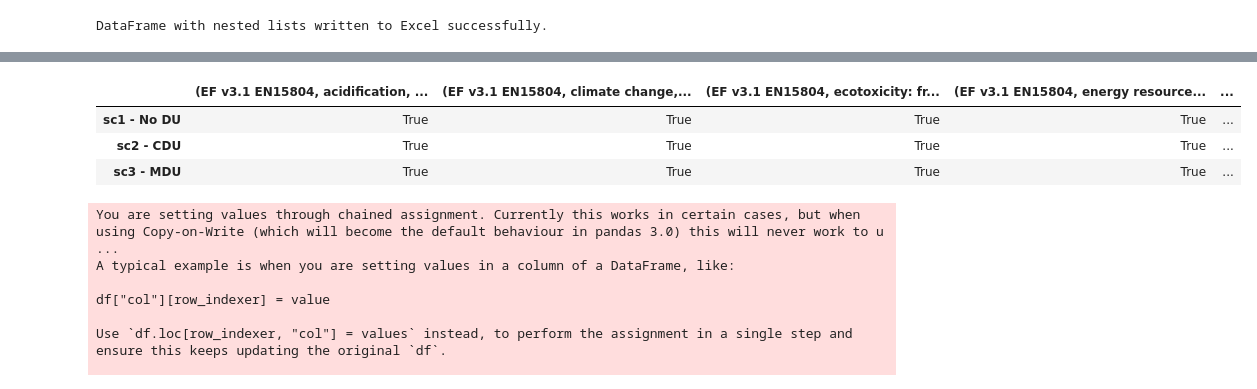
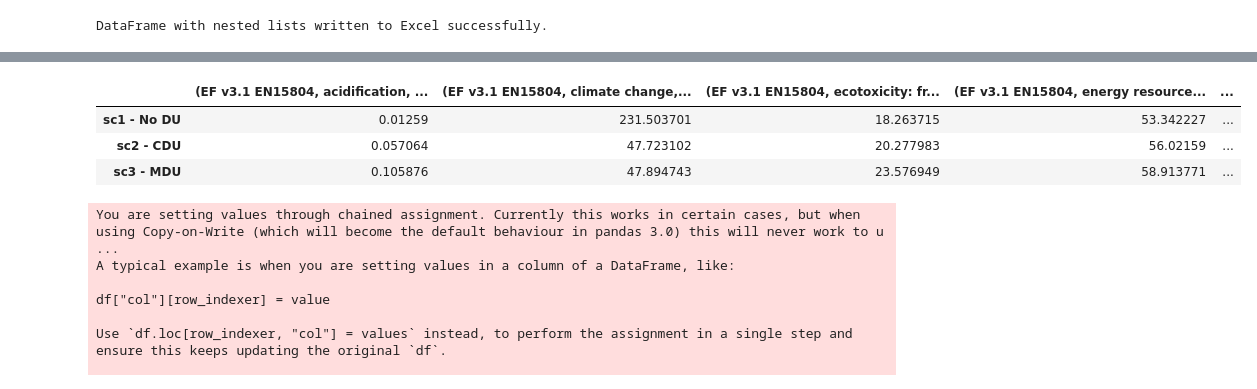
Before and after one commit to RuneWF/Single-use-vs-multi-use-in-health-care, a Jupyter notebook: Brighway/Rune BE.ipynb, the cells around one changed output, grey strips where cells are left out. Drawn from its saved outputs; the diff is of its cells as text; code cells hidden in the pictures.

```diff
--- a/Brighway/Rune BE.ipynb
+++ b/Brighway/Rune BE.ipynb
@@ -270,25 +300,13 @@ sub_proccess = {}
 amount = {}
 for key, details in sub_product_details.items():
     print(f"Process: {key}")
-    # lst_proc = []
+
     sub_proccess[key] = []
-    # amount[key] = []
-    # lst_amount = []
+
     for detail in details:
-        if isinstance(detail, dict):  # Check if detail is a dictionary
-            for sub_key, sub_item in detail.items():
-                print(f"   Sub-process: {detail[0]}, Amount: {detail[2]}, Code: {detail[1]}")
-                # lst_proc.append([detail[1],detail[3]])
-                # lst_amount.append[detail[3]]
-        elif isinstance(detail, list):  # Handle case where detail is a list
-            print(f"  Database: {detail[0]}, Name: {detail[1]} Amount: {detail[3]}, Code: {detail[2]}")
-            sub_proccess[key].append([detail[0], detail[1], detail[3]])
-            amount[detail[1]] = []
-            amount[detail[1]].append(detail[3])
-            # lst_amount.append()
-    # sub_proccess[key] = lst_proc
-    # amount.append(lst_amount)
 
-# sub_proccess
+        sub_proccess[key].append([detail[0], detail[1], detail[3]])
+        amount[detail[1]] = []
+        amount[detail[1]].append(detail[3])
 # %% [output]
 Process: sc1 - No DU
@@ -435,7 +394,7 @@ with open("index_rune", "w") as fp:
 # %%
 n = len(idx) #len(proc_counter)  # number of rows (flows)
 m = len(impact_category)  # number of columns (impact categories)
-functional_unit_sub
 
 
-df = pd.DataFrame(0, index=idx, columns=im_cat, dtype=object)  # dtype=object to handle lists
+
+df = pd.DataFrame(0, index=idx, columns=impact_category, dtype=object)  # dtype=object to handle lists
@@ -531,10 +442,5 @@ print(proc_avoided, proc_counter - n)
 flow_count = 0
 
 for func_unit in functional_unit_sub:
-    print(func_unit)
     flow_count += len(func_unit) +1
-    proc_counter += 1
-
-# functional_unit_sub[0]
-flow_count
 # %% [output]
@@ -699,28 +572,20 @@ df1
 # %%
-df_updated = df1.copy()
 df_tot = df_updated.copy()
-df_comp = df_updated.copy()
 
 for col in range(df_updated.shape[1]):  # Iterate over columns
     for row in range(df_updated.shape[0]):  # Iterate over rows
         tot = 0
-        diff = 0
         for i in range(len(df_updated.iloc[row,col])):
             #print(df_updated.iloc[row,col][i][1])
             tot += df_updated.iloc[row,col][i][1]
-            diff += df1.iloc[row,col][i][1]
         df_tot.iloc[row,col] = tot
-        if tot - diff == 0:
-            df_comp.iloc[row,col] = True
-        else:
-            df_comp.iloc[row,col] = False
         # print('New row')
-df_comp
+df_tot
 # %% [output]
 |  | (EF v3.1 EN15804, acidification, ... | (EF v3.1 EN15804, climate change,... | (EF v3.1 EN15804, ecotoxicity: fr... | (EF v3.1 EN15804, energy resource... | ... |
-| sc1 - No DU | True | True | True | True | ... |
-| sc2 - CDU | True | True | True | True | ... |
-| sc3 - MDU | True | True | True | True | ... |
+| sc1 - No DU | 0.01259 | 231.503701 | 18.263715 | 53.342227 | ... |
+| sc2 - CDU | 0.057064 | 47.723102 | 20.277983 | 56.02159 | ... |
+| sc3 - MDU | 0.105876 | 47.894743 | 23.576949 | 58.913771 | ... |
 # %%
 df_cols = df_tot.columns
 df_cols = df_cols.to_list()
```
Also changed, not shown: parts of 45 cells of this notebook, 2 other files.
